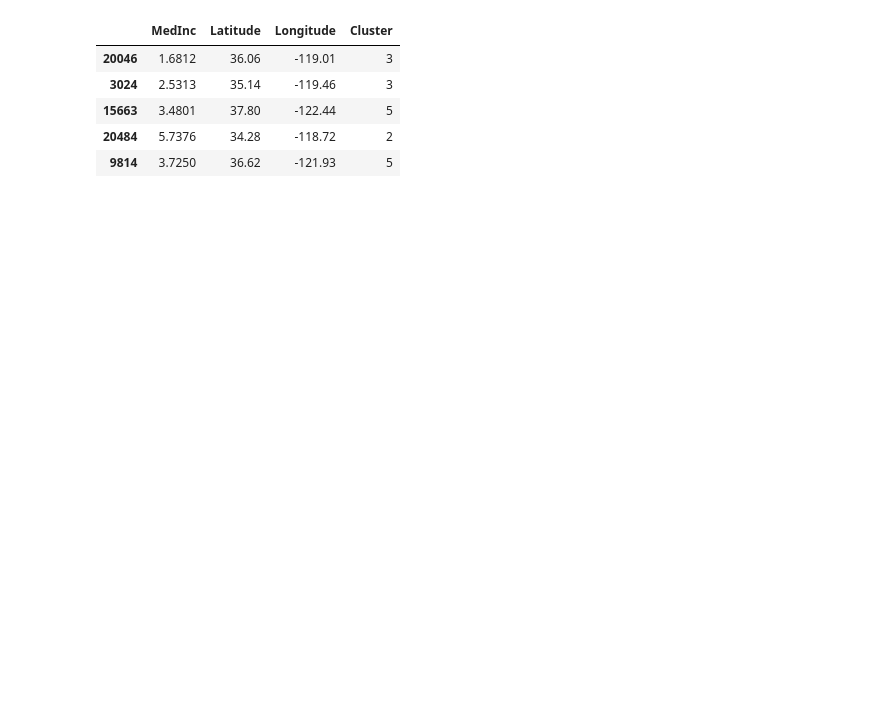
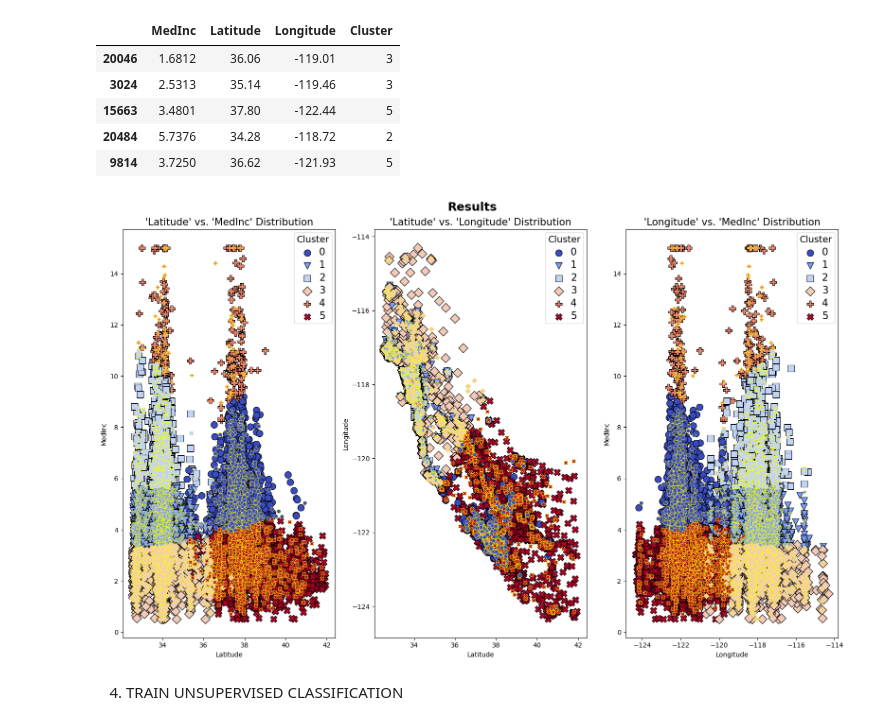
Before and after one commit to PeyraHub/k-means_california-housing, a Jupyter notebook: src/explore.ipynb, the cells around one changed output. Saved outputs shown, nothing was run; the diff lists cells and outputs as text; code cells hidden in the pictures; blank space fills up the shorter version.

```diff
--- a/src/explore.ipynb
+++ b/src/explore.ipynb
@@ -112,3 +112,48 @@ X_test.head()
 | 15663 | 3.4801 | 37.80 | -122.44 | 5 |
 | 20484 | 5.7376 | 34.28 | -118.72 | 2 |
 | 9814 | 3.7250 | 36.62 | -121.93 | 5 |
+# %%
+fig, axis = plt.subplots(1, 3, figsize=(16, 10))
+fig.suptitle("Results", fontsize=18, fontweight='bold')
+
+markers = {0: "o", 1: "v", 2: "s", 3: "D", 4: "P", 5: "X"}
+size = 100
+
+sns.scatterplot(ax=axis[0], data=X_train, x="Latitude", y="MedInc", hue="Cluster", palette="coolwarm",
+                style="Cluster", markers=markers, size="Cluster", sizes={k: size for k in markers},
+                legend="full", edgecolor="black", linewidth=0.8)
+
+sns.scatterplot(ax=axis[1], data=X_train, x="Latitude", y="Longitude", hue="Cluster", palette="coolwarm",
+                style="Cluster", markers=markers, size="Cluster", sizes={k: size for k in markers},
+                legend="full", edgecolor="black", linewidth=0.8)
+
+sns.scatterplot(ax=axis[2], data=X_train, x="Longitude", y="MedInc", hue="Cluster", palette="coolwarm",
+                style="Cluster", markers=markers, size="Cluster", sizes={k: size for k in markers},
+                legend="full", edgecolor="black", linewidth=0.8)
+
+
+sns.scatterplot(ax=axis[0], data=X_test, x="Latitude", y="MedInc", hue="Cluster", palette="coolwarm",
+                style="Cluster", markers=markers, legend=False, edgecolor="yellow")
+
+sns.scatterplot(ax=axis[1], data=X_test, x="Latitude", y="Longitude", hue="Cluster", palette="coolwarm",
+                style="Cluster", markers=markers, legend=False, edgecolor="yellow")
+
+sns.scatterplot(ax=axis[2], data=X_test, x="Longitude", y="MedInc", hue="Cluster", palette="coolwarm",
+                style="Cluster", markers=markers, legend=False, edgecolor="yellow")
+
+axis[0].set_title("'Latitude' vs. 'MedInc' Distribution", fontsize=15)
+axis[1].set_title("'Latitude' vs. 'Longitude' Distribution", fontsize=15)
+axis[2].set_title("'Longitude' vs. 'MedInc' Distribution", fontsize=15)
+
+for ax in axis:
+    legend = ax.get_legend()
+    if legend:
+        for text in legend.texts:
+            text.set_fontsize(15)
+        legend.set_title(legend.get_title().get_text(), prop={'size': 14})
+plt.tight_layout()
+plt.show()
+# %% [output]
+[figure, added]
+# %% [markdown]
+4. TRAIN UNSUPERVISED CLASSIFICATION
```
Also changed, not shown: parts of 2 cells of this notebook.
